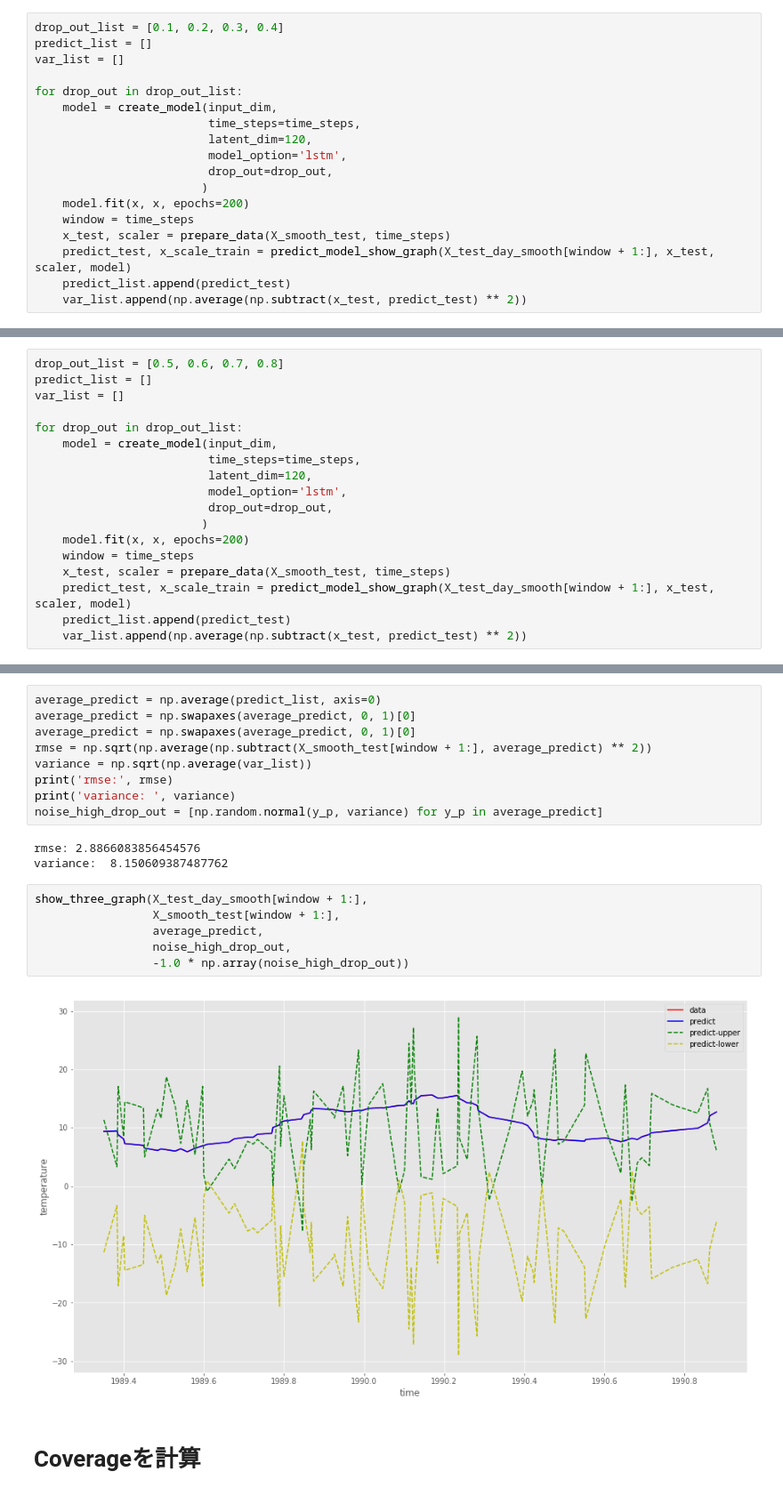
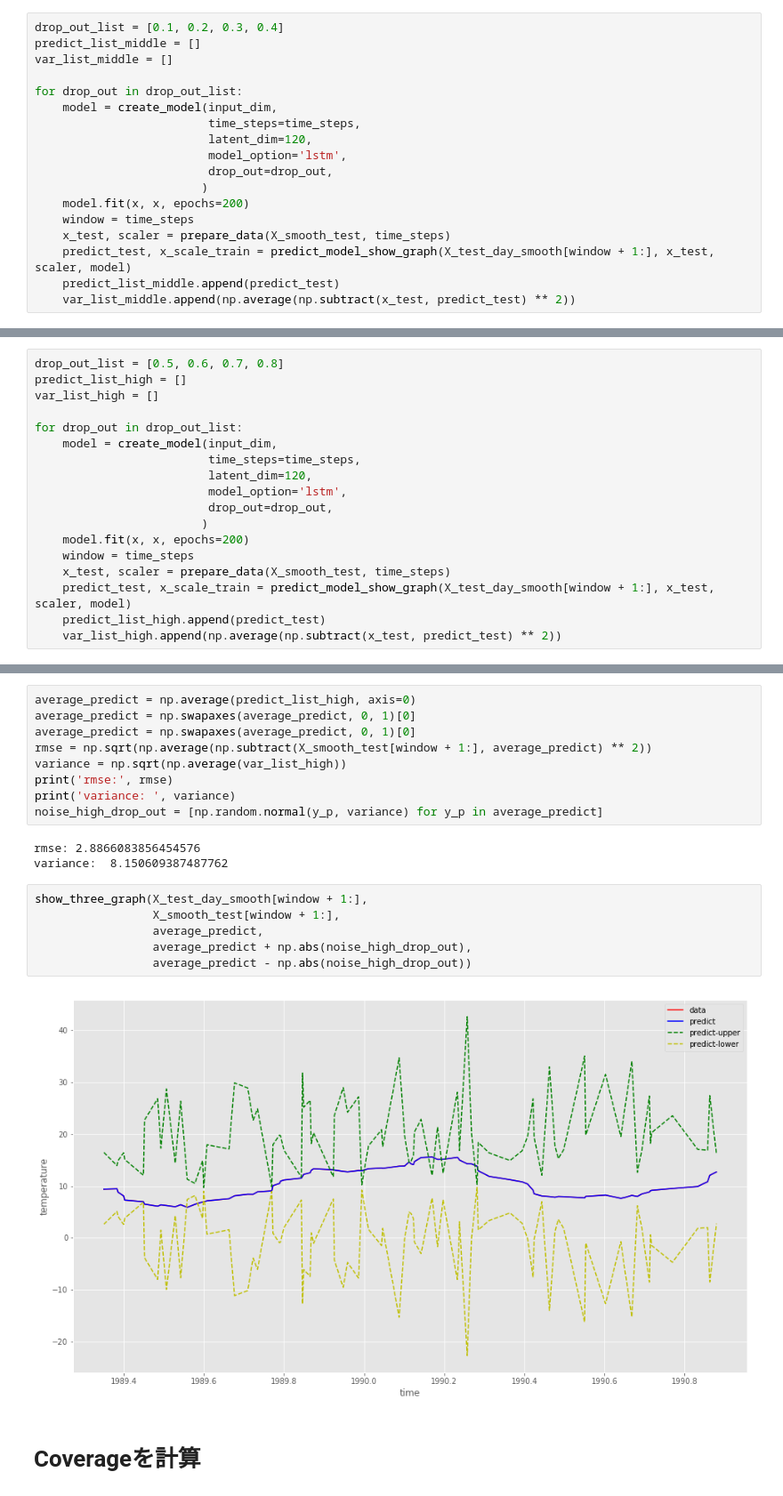
Before and after one commit to SnowMasaya/time_series_anomaly_detect_hands_on, a Jupyter notebook: advanced/time_series_anomaly_detect_keras_uncertainly.ipynb, the cells around one changed output, grey strips where cells are left out. Shown at 89% size. Saved outputs shown, nothing was run; the diff lists cells and outputs as text.

```diff
--- a/advanced/time_series_anomaly_detect_keras_uncertainly.ipynb
+++ b/advanced/time_series_anomaly_detect_keras_uncertainly.ipynb
@@ -371,8 +371,8 @@ Coverage: 0.9534883720930233
 10,20,30,40%のノイズを付与
 # %%
 drop_out_list = [0.1, 0.2, 0.3, 0.4]
-predict_list = []
-var_list = []
+predict_list_middle = []
+var_list_middle = []
 
 for drop_out in drop_out_list:
     model = create_model(input_dim,
@@ -385,8 +385,8 @@ for drop_out in drop_out_list:
     window = time_steps
     x_test, scaler = prepare_data(X_smooth_test, time_steps)
     predict_test, x_scale_train = predict_model_show_graph(X_test_day_smooth[window + 1:], x_test, scaler, model)
-    predict_list.append(predict_test)
-    var_list.append(np.average(np.subtract(x_test, predict_test) ** 2))
+    predict_list_middle.append(predict_test)
+    var_list_middle.append(np.average(np.subtract(x_test, predict_test) ** 2))
 # %% [output]
 _________________________________________________________________
 Layer (type)                 Output Shape              Param #
@@ -508,8 +510,8 @@ print(sum(coverage_test) / len(coverage_test))
 50,60,70,80%のノイズを付与
 # %%
 drop_out_list = [0.5, 0.6, 0.7, 0.8]
-predict_list = []
-var_list = []
+predict_list_high = []
+var_list_high = []
 
 for drop_out in drop_out_list:
     model = create_model(input_dim,
@@ -522,8 +524,8 @@ for drop_out in drop_out_list:
     window = time_steps
     x_test, scaler = prepare_data(X_smooth_test, time_steps)
     predict_test, x_scale_train = predict_model_show_graph(X_test_day_smooth[window + 1:], x_test, scaler, model)
-    predict_list.append(predict_test)
-    var_list.append(np.average(np.subtract(x_test, predict_test) ** 2))
+    predict_list_high.append(predict_test)
+    var_list_high.append(np.average(np.subtract(x_test, predict_test) ** 2))
 # %% [output]
 _________________________________________________________________
 Layer (type)                 Output Shape              Param #
@@ -600,11 +602,11 @@ after max [10.065679]
 # %% [markdown]
 # RMSEと分散を計算
 # %%
-average_predict = np.average(predict_list, axis=0)
+average_predict = np.average(predict_list_high, axis=0)
 average_predict = np.swapaxes(average_predict, 0, 1)[0]
 average_predict = np.swapaxes(average_predict, 0, 1)[0]
 rmse = np.sqrt(np.average(np.subtract(X_smooth_test[window + 1:], average_predict) ** 2))
-variance = np.sqrt(np.average(var_list))
+variance = np.sqrt(np.average(var_list_high))
 print('rmse:', rmse)
 print('variance: ', variance)
 noise_high_drop_out = [np.random.normal(y_p, variance) for y_p in average_predict]
@@ -614,11 +616,11 @@ variance:  8.150609387487762
 # %%
 show_three_graph(X_test_day_smooth[window + 1:],
                  X_smooth_test[window + 1:],
                  average_predict,
-                 noise_high_drop_out,
-                 -1.0 * np.array(noise_high_drop_out))
+                 average_predict + np.abs(noise_high_drop_out),
+                 average_predict - np.abs(noise_high_drop_out))
 # %% [output]
-[figure, old version]
+[figure, new version]
 # %% [markdown]
 # Coverageを計算
 # %%
```
Also changed, not shown: parts of 9 cells of this notebook.
